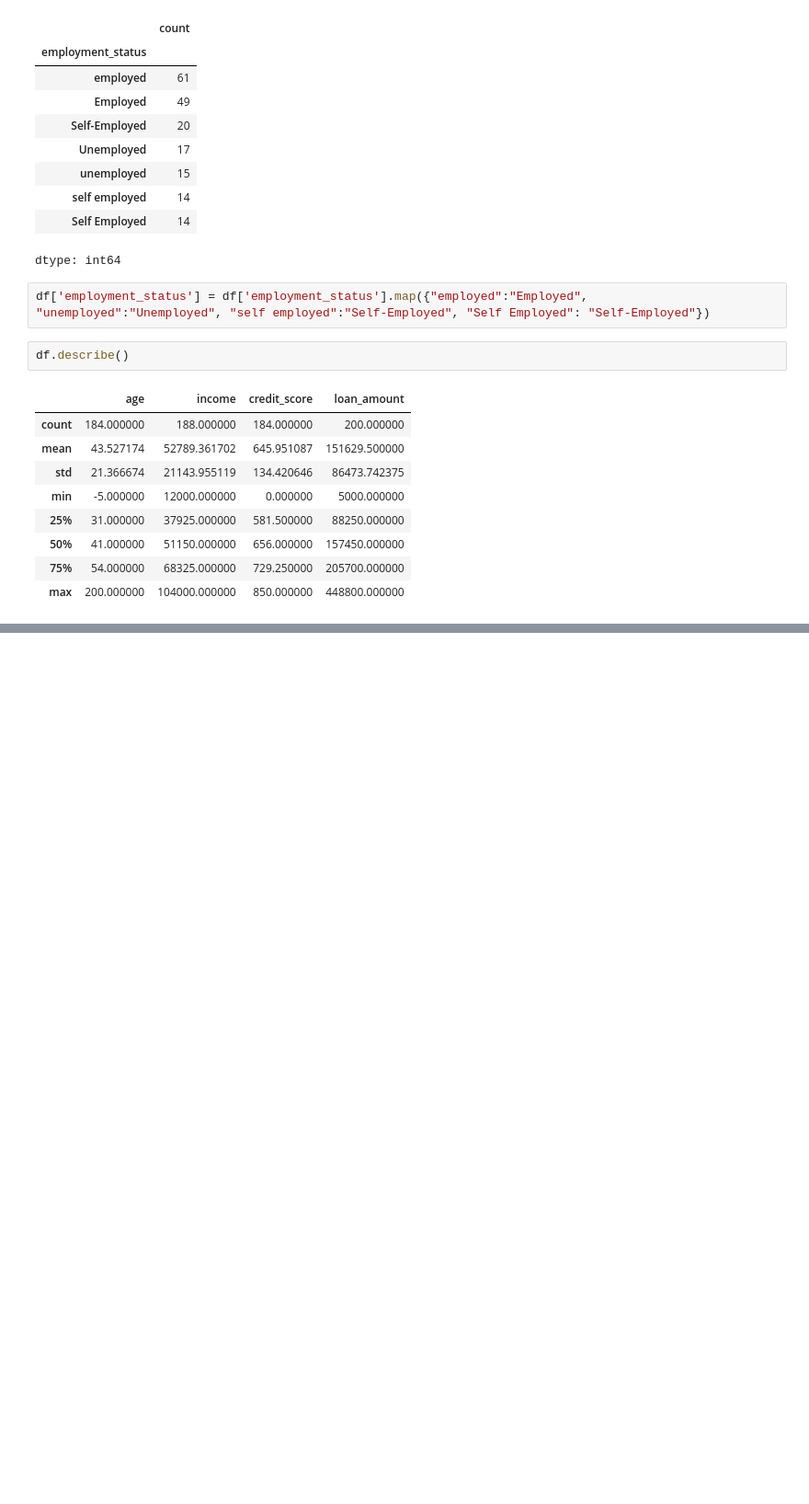
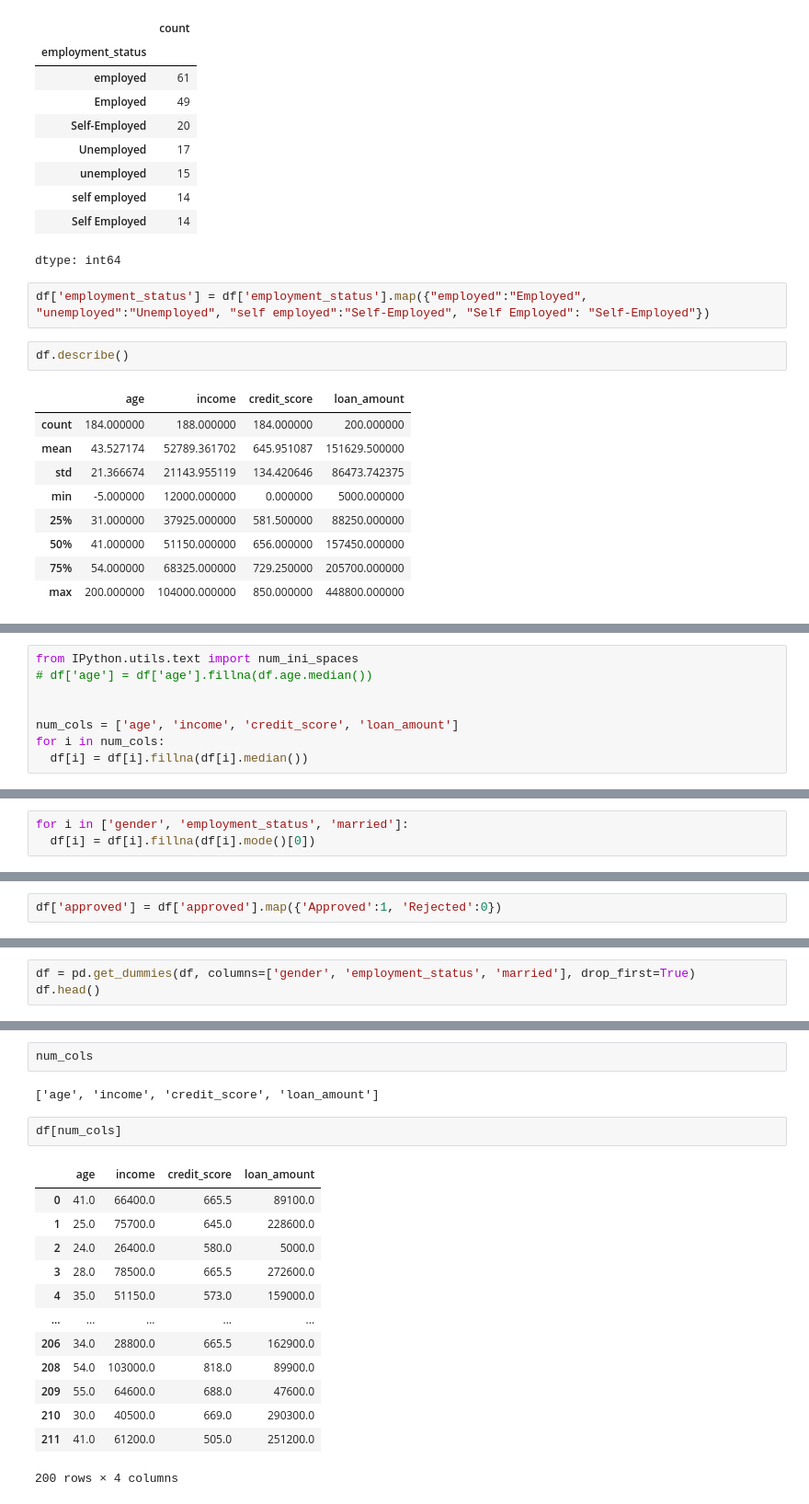
Before and after one commit to aman-5137/half_plasma, a Jupyter notebook: _5_DataCleaning.ipynb, the cells around one changed output, grey strips where cells are left out. Shown at 92% size. Cells and saved outputs as stored; diff of their text form; blank space fills up the shorter version.

```diff
--- a/_5_DataCleaning.ipynb
+++ b/_5_DataCleaning.ipynb
@@ -225,0 +288,8 @@ df.describe()
+# %%
+from IPython.utils.text import num_ini_spaces
+# df['age'] = df['age'].fillna(df.age.median())
+
+
+num_cols = ['age', 'income', 'credit_score', 'loan_amount']
+for i in num_cols:
+  df[i] = df[i].fillna(df[i].median())
@@ -225,0 +318,3 @@ df.describe()
+# %%
+for i in ['gender', 'employment_status', 'married']:
+  df[i] = df[i].fillna(df[i].mode()[0])
@@ -225,0 +334,2 @@ df.describe()
+# %%
+df['approved'] = df['approved'].map({'Approved':1, 'Rejected':0})
@@ -225,0 +363,3 @@ df.describe()
+# %%
+df = pd.get_dummies(df, columns=['gender', 'employment_status', 'married'], drop_first=True)
+df.head()
@@ -225,0 +373,20 @@ df.describe()
+# %%
+num_cols
+# %% [output]
+['age', 'income', 'credit_score', 'loan_amount']
+# %%
+df[num_cols]
+# %% [output]
+|  | age | income | credit_score | loan_amount |
+| 0 | 41.0 | 66400.0 | 665.5 | 89100.0 |
+| 1 | 25.0 | 75700.0 | 645.0 | 228600.0 |
+| 2 | 24.0 | 26400.0 | 580.0 | 5000.0 |
+| 3 | 28.0 | 78500.0 | 665.5 | 272600.0 |
+| 4 | 35.0 | 51150.0 | 573.0 | 159000.0 |
+| ... | ... | ... | ... | ... |
+| 206 | 34.0 | 28800.0 | 665.5 | 162900.0 |
+| 208 | 54.0 | 103000.0 | 818.0 | 89900.0 |
+| 209 | 55.0 | 64600.0 | 688.0 | 47600.0 |
+| 210 | 30.0 | 40500.0 | 669.0 | 290300.0 |
+| 211 | 41.0 | 61200.0 | 505.0 | 251200.0 |
+200 rows × 4 columns
```
Also changed, not shown: parts of 18 cells of this notebook.
